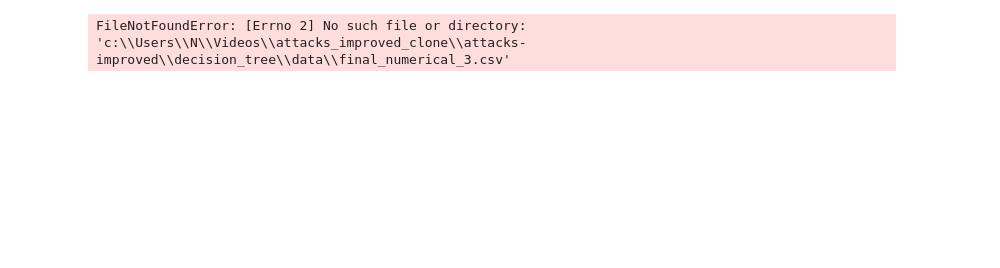
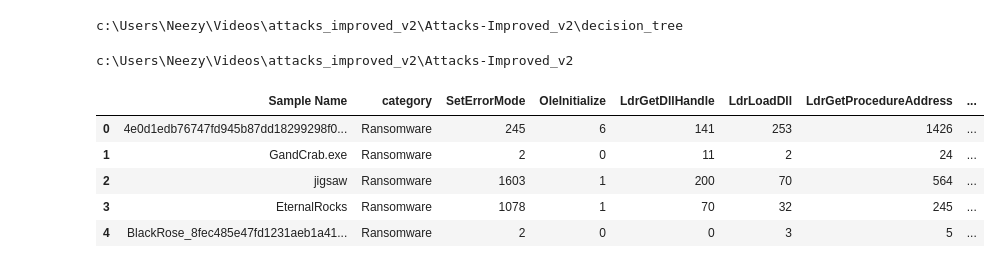
Before and after one commit to Nehal-Mohanlal/Attacks-Improved_v2, a Jupyter notebook: decision_tree/Decision_tree_all_features.ipynb, the cells around one changed output. Drawn from its saved outputs; the diff is of its cells as text; code cells hidden in the pictures; blank space fills up the shorter version.

```diff
--- a/decision_tree/Decision_tree_all_features.ipynb
+++ b/decision_tree/Decision_tree_all_features.ipynb
@@ -11,0 +19,5 @@ from pathlib import Path
+# %%
+BASE_DIR = Path.cwd()
+print(BASE_DIR)
+# %% [output]
+c:\Users\Neezy\Videos\attacks_improved_v2\Attacks-Improved_v2\decision_tree
@@ -11,0 +28,4 @@ from pathlib import Path
+# %%
+print(project_root)
+# %% [output]
+c:\Users\Neezy\Videos\attacks_improved_v2\Attacks-Improved_v2
@@ -12,7 +40,14 @@ from pathlib import Path
 # %%
-data = pd.read_csv("C:/Users/Neezy/Videos/Attacks/data/numerical.csv")
+data = pd.read_csv(BASE_DIR.parent/'data/ds_with_sample_name.csv')
 pd.set_option('display.max_rows', None)
 pd.set_option('display.max_columns', None)
-# %% [output]
-FileNotFoundError: [Errno 2] No such file or directory: 'c:\\Users\\N\\Videos\\attacks_improved_clone\\attacks-improved\\decision_tree\\data\\final_numerical_3.csv'
+# %%
+data.head()
+# %% [output]
+|  | Sample Name | category | SetErrorMode | OleInitialize | LdrGetDllHandle | LdrLoadDll | LdrGetProcedureAddress | ... |
+| 0 | 4e0d1edb76747fd945b87dd18299298f0... | Ransomware | 245 | 6 | 141 | 253 | 1426 | ... |
+| 1 | GandCrab.exe | Ransomware | 2 | 0 | 11 | 2 | 24 | ... |
+| 2 | jigsaw | Ransomware | 1603 | 1 | 200 | 70 | 564 | ... |
+| 3 | EternalRocks | Ransomware | 1078 | 1 | 70 | 32 | 245 | ... |
+| 4 | BlackRose_8fec485e47fd1231aeb1a41... | Ransomware | 2 | 0 | 0 | 3 | 5 | ... |
 # %%
```
Also changed, not shown: parts of 26 cells of this notebook, 15 other files.
